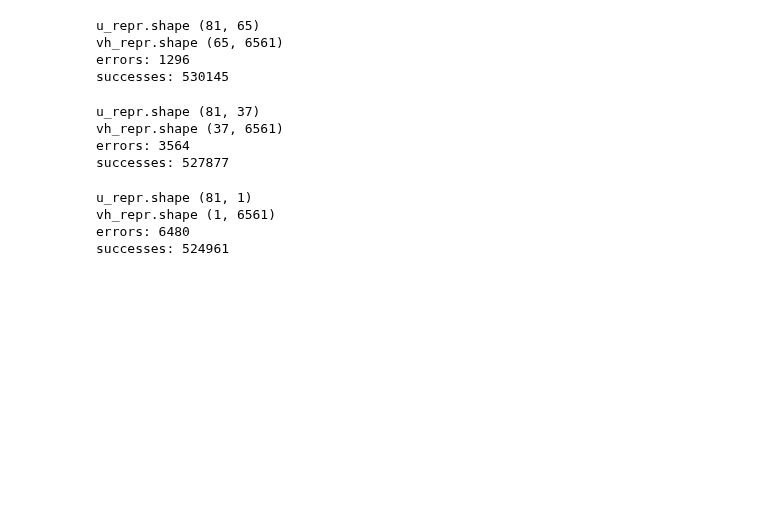
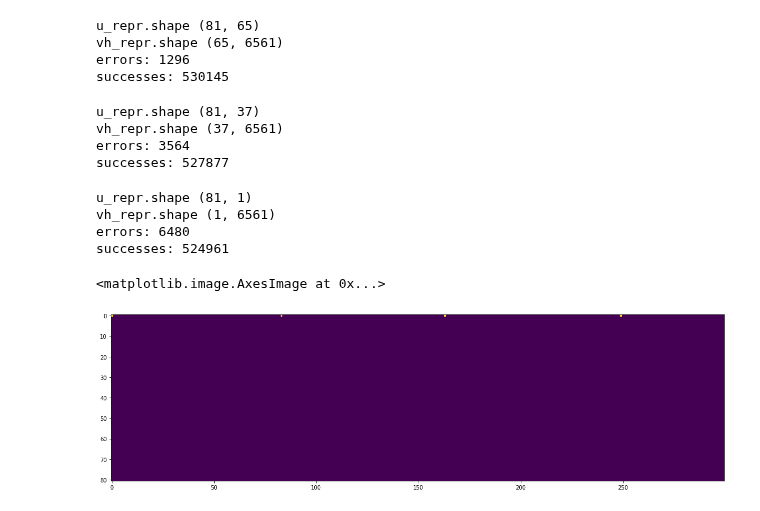
Before and after one commit to Chucooleg/Contrastive-Learning-Benchmarking, a Jupyter notebook: SecondPass-CardGame-experiments/SVD-PMI-prediction-SET.ipynb, the cells around one changed output. Cells and saved outputs as stored; diff of their text form; code cells hidden in the pictures; blank space fills up the shorter version.

```diff
--- a/SecondPass-CardGame-experiments/SVD-PMI-prediction-SET.ipynb
+++ b/SecondPass-CardGame-experiments/SVD-PMI-prediction-SET.ipynb
@@ -273,3 +318,9 @@ u_repr.shape (81, 1)
 vh_repr.shape (1, 6561)
 errors: 6480
 successes: 524961
+# %%
+plt.figure(figsize=(20, 50))
+plt.imshow(reconstruct[:, :300])
+# %% [output]
+<matplotlib.image.AxesImage at 0x...>
+[figure, added]
```
Also changed, not shown: parts of 3 cells of this notebook, 9 other files.
